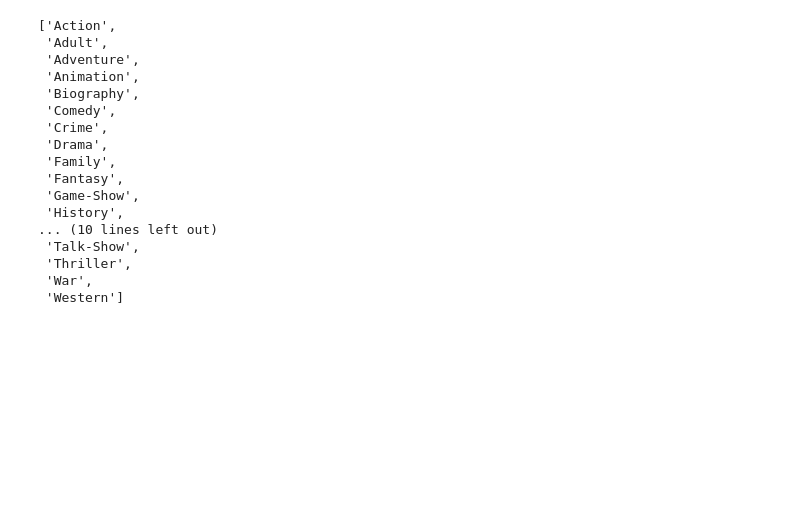
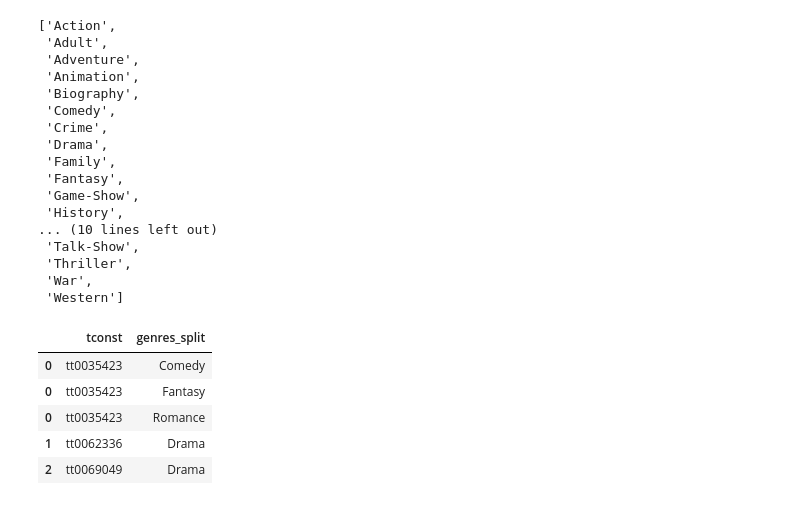
Before and after one commit to john-a-dixon/movie-success-analysis, a Jupyter notebook: 3-SQL.ipynb, the cells around one changed output. Cells and saved outputs as stored; diff of their text form; code cells hidden in the pictures; blank space fills up the shorter version.

```diff
--- a/3-SQL.ipynb
+++ b/3-SQL.ipynb
@@ -19,8 +19,8 @@ from sqlalchemy_utils import create_database, database_exists
 # Make it so that all of the dataframe's columns are shown
 pd.set_option('display.max_columns', None)
 # %%
-basics_df = pd.read_csv("Data/title_basics.csv.gz")
-basics_df.head()
+title_basics_df = pd.read_csv("Data/title_basics.csv.gz")
+title_basics_df.head()
 # %% [output]
 |  | tconst | titleType | primaryTitle | originalTitle | isAdult | startYear | endYear | runtimeMinutes | genres |
 | 0 | tt0035423 | movie | Kate & Leopold | Kate & Leopold | 0 | 2001.0 | NaN | 118 | Comedy,Fantasy,Romance |
@@ -114,9 +127,9 @@ pd.read_sql(query, engine)
 ##### **_title_genres_**
 # %%
 # Split genres in the basics dataframe
-genres_split = basics_df["genres"].str.split(",")
+title_basics_df["genres_split"] = title_basics_df["genres"].str.split(",")
 # Explode the genres and get the unique values
-unique_genres = sorted(genres_split.explode().unique())
+unique_genres = sorted(title_basics_df["genres_split"].explode().unique())
 unique_genres
 # %% [output]
 ['Action',
@@ -136,3 +149,15 @@ unique_genres
  'Thriller',
  'War',
  'Western']
+# %%
+#
+title_genres_df = title_basics_df.explode("genres_split")
+title_genres_df = title_genres_df[["tconst", "genres_split"]]
+title_genres_df.head()
+# %% [output]
+|  | tconst | genres_split |
+| 0 | tt0035423 | Comedy |
+| 0 | tt0035423 | Fantasy |
+| 0 | tt0035423 | Romance |
+| 1 | tt0062336 | Drama |
+| 2 | tt0069049 | Drama |
```
Also changed, not shown: parts of 17 cells of this notebook.
